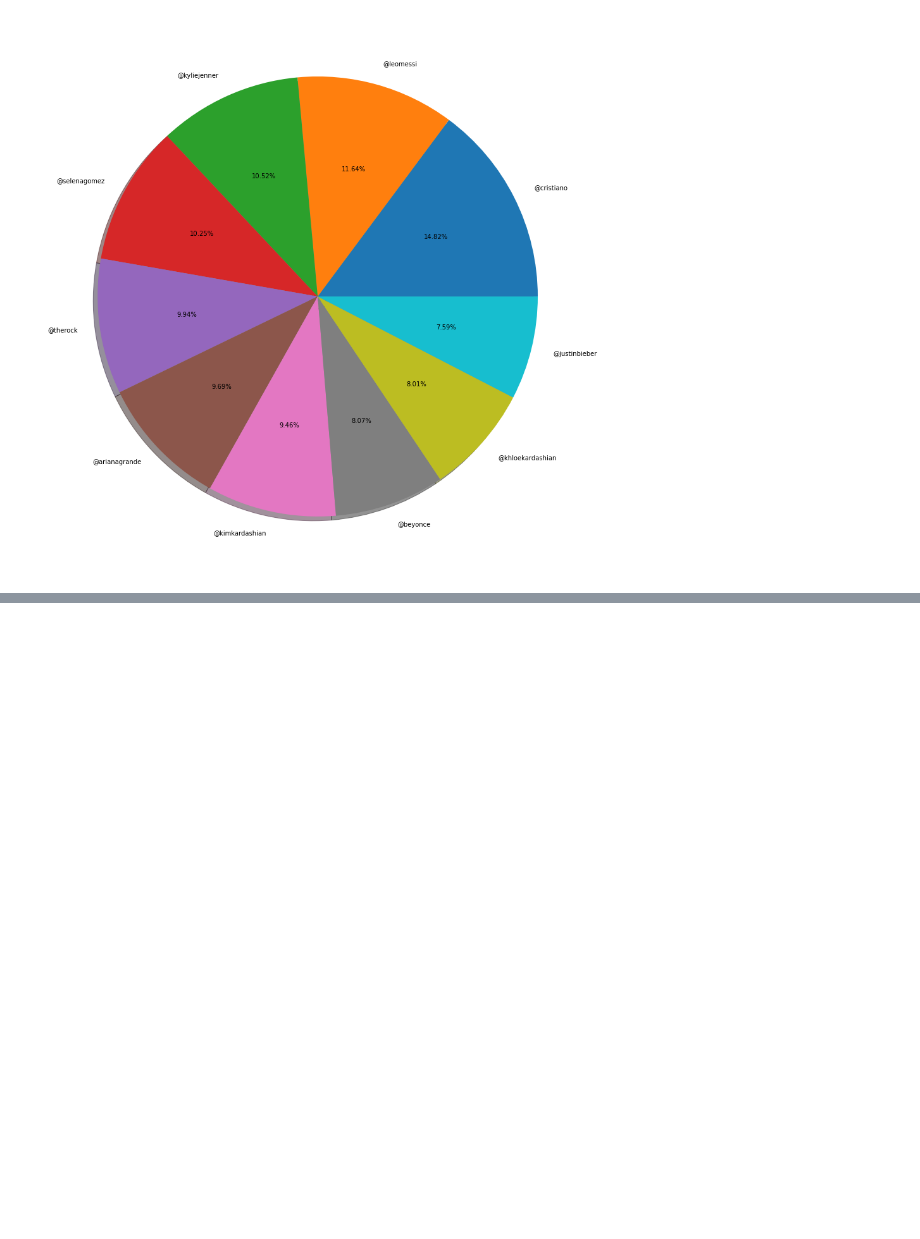
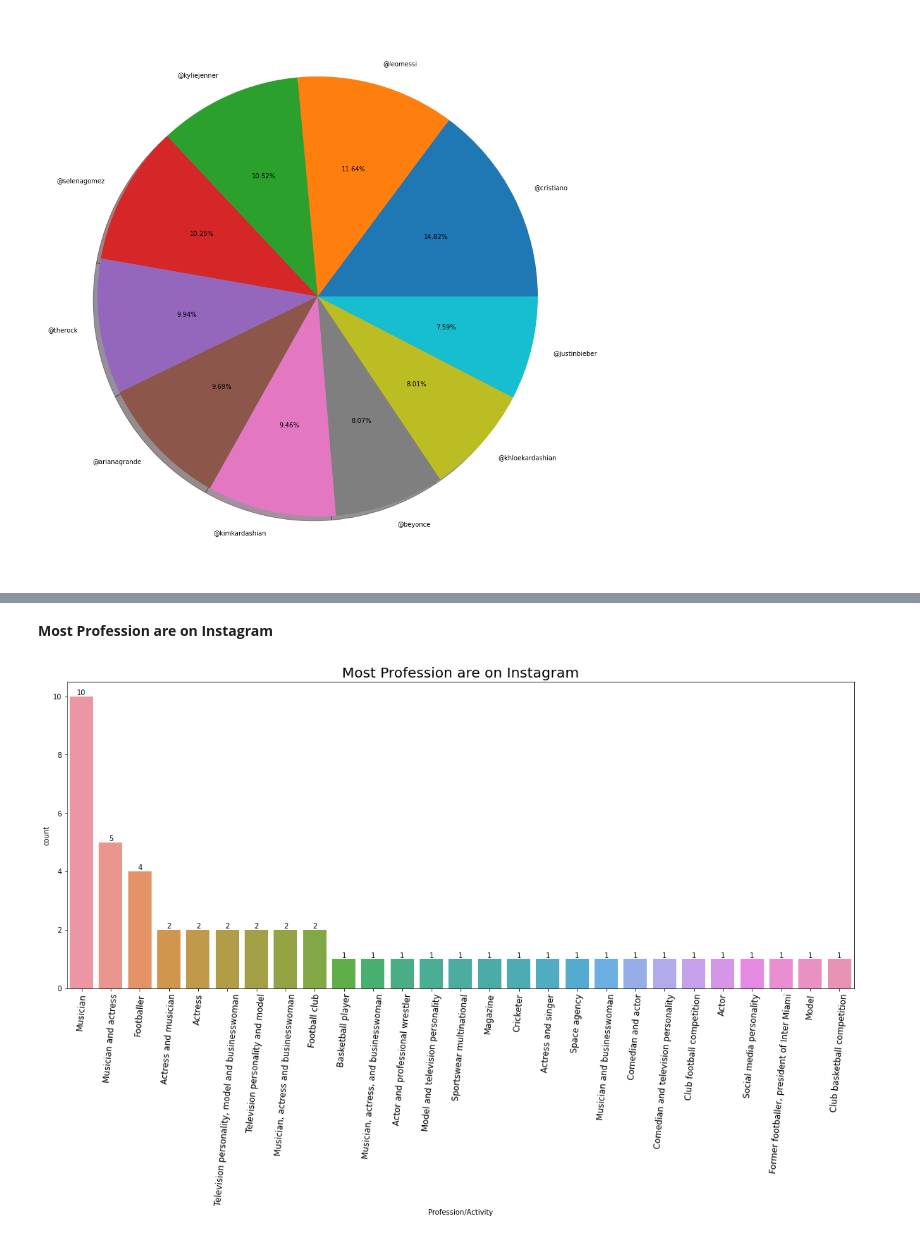
Before and after one commit to jarvis86/machine-learning, a Jupyter notebook: instagram1.ipynb, the cells around one changed output, grey strips where cells are left out. Cells and saved outputs as stored; diff of their text form; code cells hidden in the pictures; blank space fills up the shorter version.

Commit message:
Kaggle Notebook | instagram | Version 10

```diff
--- a/instagram1.ipynb
+++ b/instagram1.ipynb
@@ -87,0 +117,14 @@ plt.show()
+# %% [markdown]
+**Most Profession are on Instagram**
+# %%
+plt.figure(figsize=(20, 8))
+plt.xticks(rotation=85, fontsize=12)
+ax3=sns.countplot(data=df, x='Profession/Activity',
+              order=df["Profession/Activity"].value_counts().sort_values(ascending=False).index)
+for i in ax3.containers:
+    ax3.bar_label(i,)
+
+plt.title("Most Profession are on Instagram",fontsize=20)
+plt.show()
+# %% [output]
+[figure, added]
```
Also changed, not shown: parts of 5 cells of this notebook.
